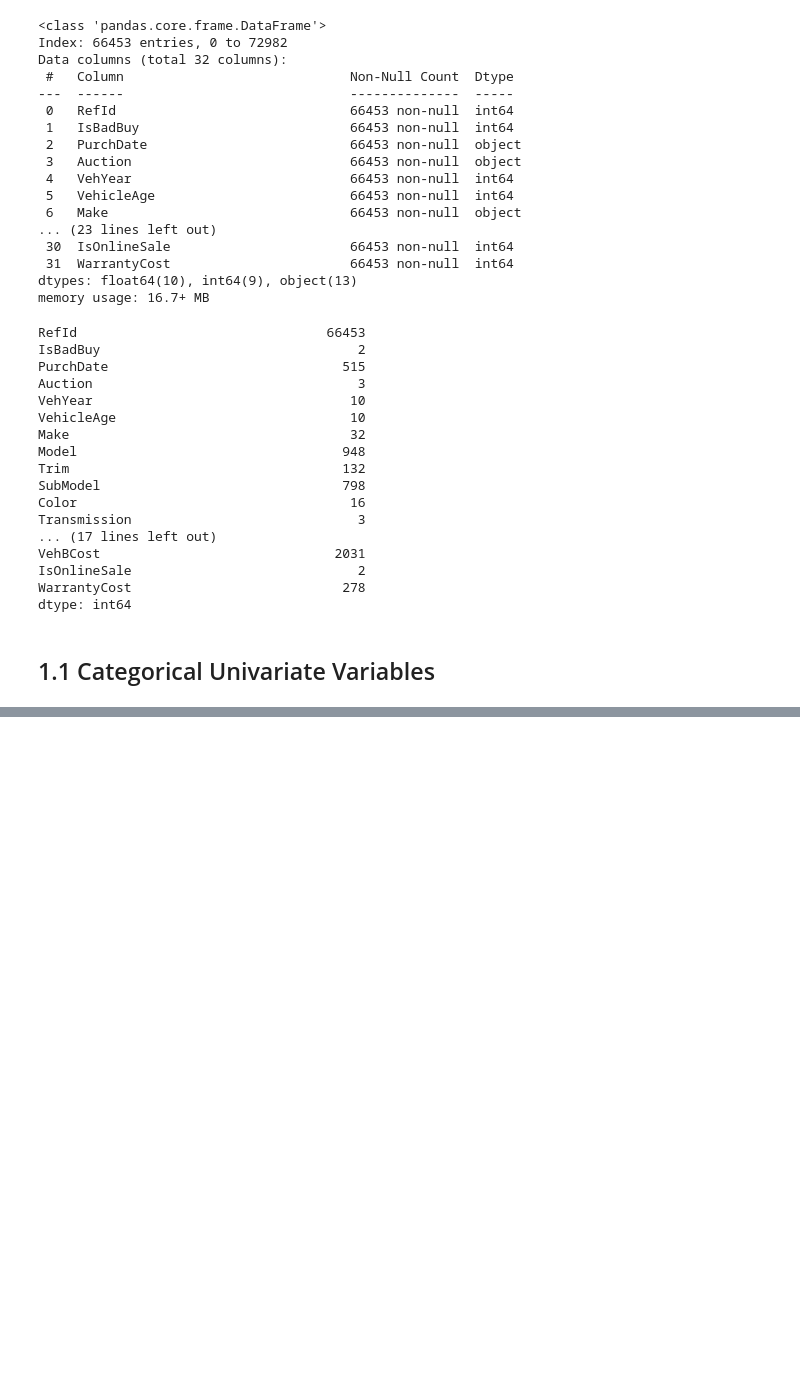
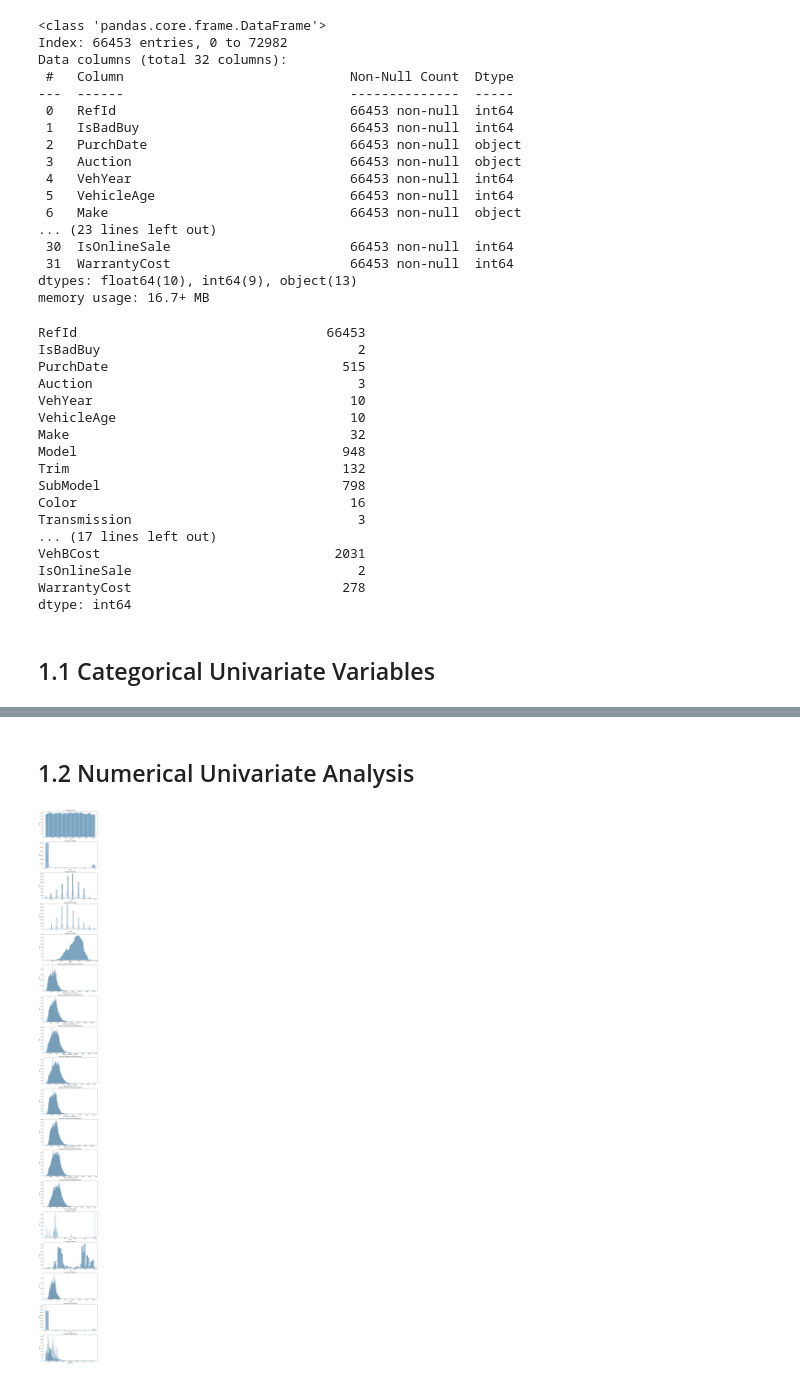
Before and after one commit to 4GeeksAcademy/Isabell-Joane-Eric-Final-Project, a Jupyter notebook: src/explore.ipynb, the cells around one changed output, grey strips where cells are left out. Cells and saved outputs as stored; diff of their text form; code cells hidden in the pictures; blank space fills up the shorter version.

```diff
--- a/src/explore.ipynb
+++ b/src/explore.ipynb
@@ -292,0 +410,21 @@ dtype: int64
+# %% [markdown]
+## 1.2 Numerical Univariate Analysis
+# %%
+# Select only numeric columns
+numeric_columns = total_data.select_dtypes(include=['int64', 'float64'])
+
+# Create subplots for each numeric column
+fig, axes = plt.subplots(nrows=numeric_columns.shape[1], ncols=1, figsize=(10, 5 * numeric_columns.shape[1]))
+
+# Plot histogram with KDE for each numeric column
+for i, column in enumerate(numeric_columns.columns):
+    sns.histplot(data=numeric_columns, x=column, kde=True, ax=axes[i])
+    axes[i].set_title(f'Histogram of {column}')
+
+# Adjust layout
+plt.tight_layout()
+
+# Show the plots
+plt.show()
+# %% [output]
+[figure, added]
```
Also changed, not shown: parts of 13 cells of this notebook.
